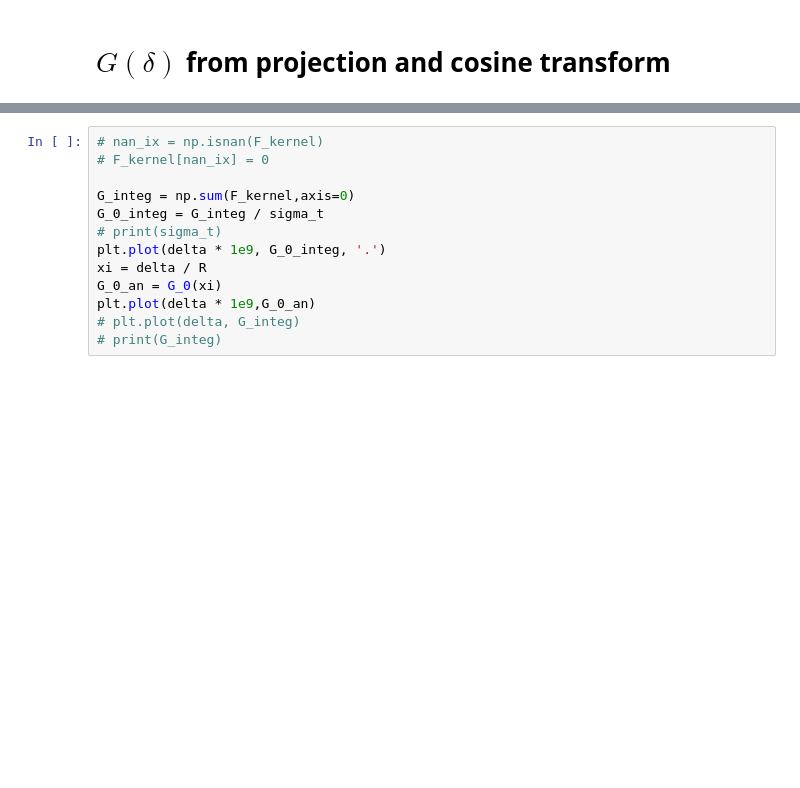
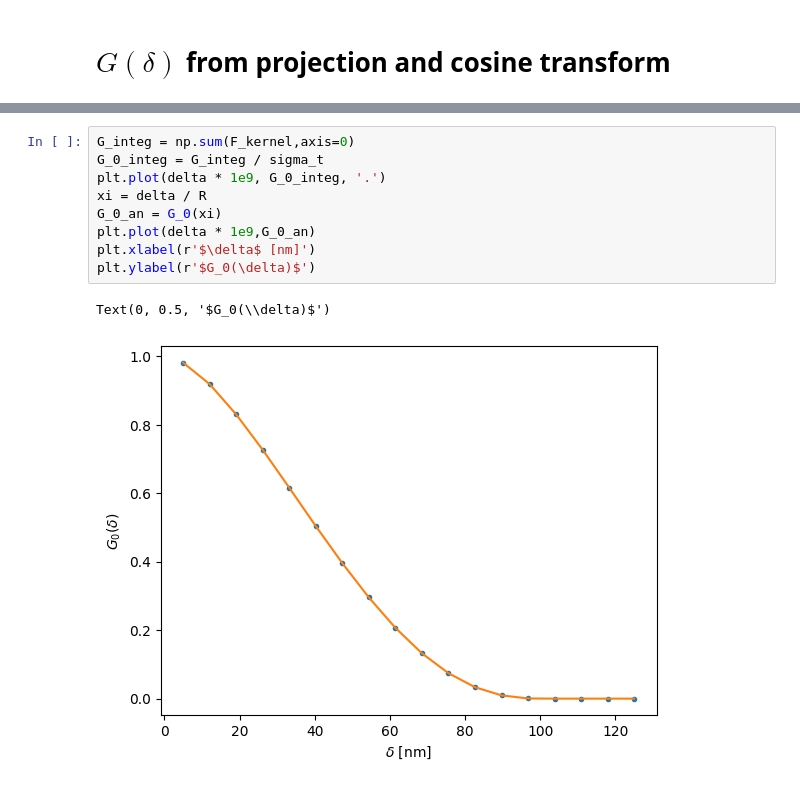
Before and after one commit to McStasMcXtrace/semsans, a Jupyter notebook: numerical-G.ipynb, the cells around one changed output, grey strips where cells are left out. Cells and saved outputs as stored; diff of their text form; blank space fills up the shorter version.

```diff
--- a/numerical-G.ipynb
+++ b/numerical-G.ipynb
@@ -183,13 +209,12 @@ plt.plot(Qn, F_kernel[:,0])
 # %%
-# nan_ix = np.isnan(F_kernel)
-# F_kernel[nan_ix] = 0
-
 G_integ = np.sum(F_kernel,axis=0)
 G_0_integ = G_integ / sigma_t
-# print(sigma_t)
 plt.plot(delta * 1e9, G_0_integ, '.')
 xi = delta / R
 G_0_an = G_0(xi)
 plt.plot(delta * 1e9,G_0_an)
-# plt.plot(delta, G_integ)
-# print(G_integ)
+plt.xlabel(r'$\delta$ [nm]')
+plt.ylabel(r'$G_0(\delta)$')
+# %% [output]
+Text(0, 0.5, '$G_0(\\delta)$')
+[figure, added]
```
Also changed, not shown: parts of 21 cells of this notebook.
